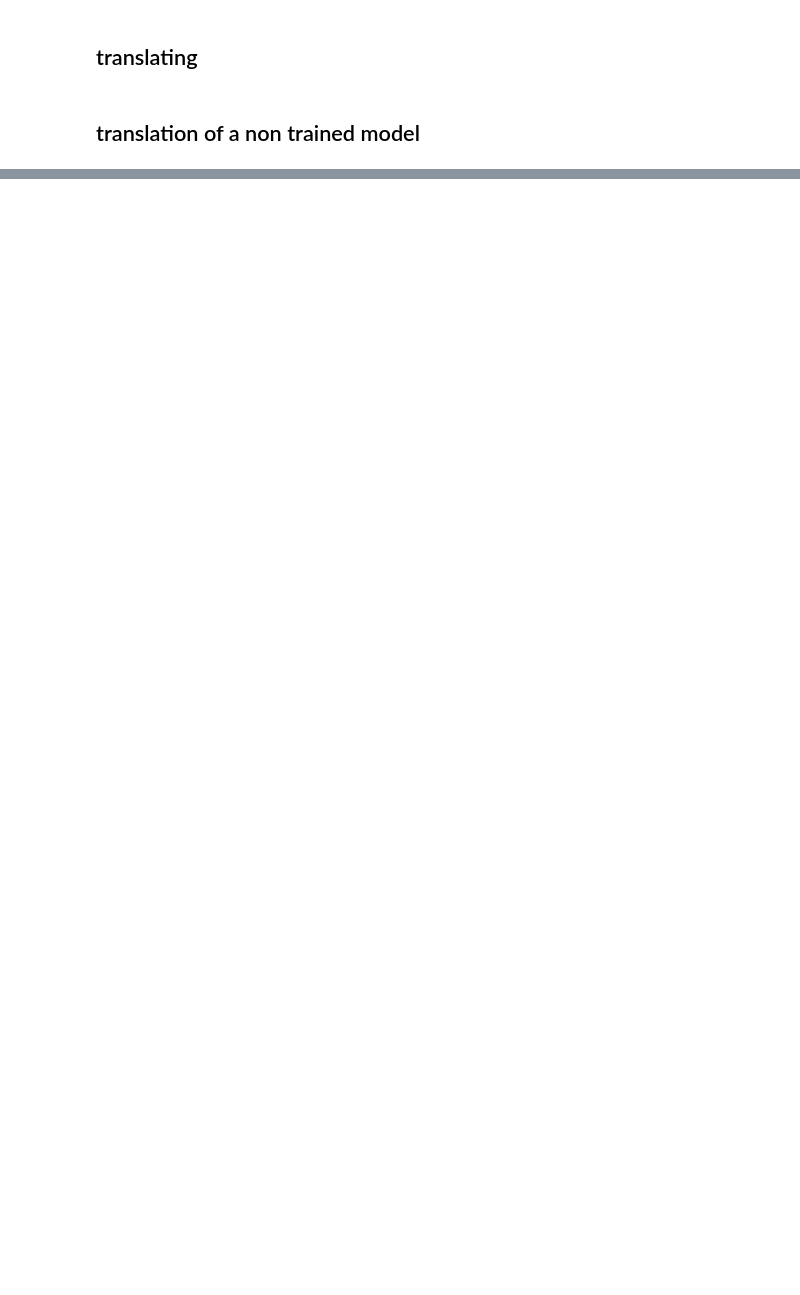
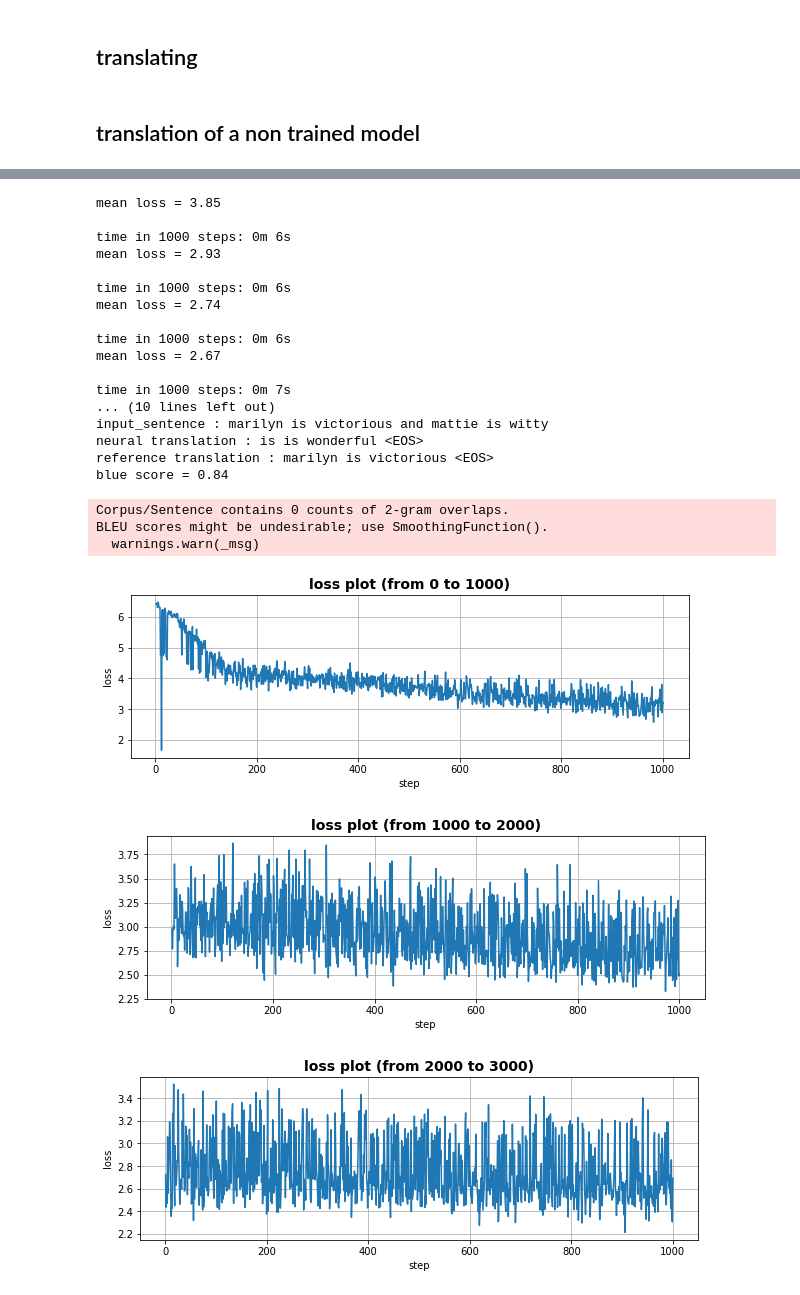
Before and after one commit to felipessalvatore/ContraQA, a Jupyter notebook: lab_five.ipynb, the cells around one changed output, grey strips where cells are left out. Saved outputs shown, nothing was run; the diff lists cells and outputs as text; code cells hidden in the pictures; blank space fills up the shorter version.

```diff
--- a/lab_five.ipynb
+++ b/lab_five.ipynb
@@ -557,0 +687,51 @@ def translate(encoder,
+# %%
+encoder = EncoderRNN(eng_enc_v_size, hidden_size)
+decoder = DecoderRNN(hidden_size, eng_dec_v_size)
+
+trainIters(encoder=encoder,
+           decoder=decoder,
+           n_iters=5000,
+           pairs=pairs,
+           status_every=1000,
+           learning_rate=0.01,
+           teacher_forcing_ratio=0.2)
+
+
+for t in pairs[0:3]:
+    print("input_sentence : " + t[0])
+    neural_translation = translate(encoder,
+                                   decoder,
+                                   t[0],
+                                   max_length=MAX_LENGTH)
+    print("neural translation : " + neural_translation)
+    reference = t[1] + ' <EOS>'
+    print("reference translation : " + reference)
+    reference = reference.split(" ")
+    candidate = neural_translation.split(" ")
+    score = sentence_bleu([reference], candidate)
+    print("blue score = {:.2f}".format(score))
+    print()
+# %% [output]
+mean loss = 3.85
+
+time in 1000 steps: 0m 6s
+mean loss = 2.93
+
+time in 1000 steps: 0m 6s
+mean loss = 2.74
+
+time in 1000 steps: 0m 6s
+mean loss = 2.67
+
+time in 1000 steps: 0m 7s
+... (10 lines left out)
+input_sentence : marilyn is victorious and mattie is witty
+neural translation : is is wonderful <EOS>
+reference translation : marilyn is victorious <EOS>
+blue score = 0.84
+Corpus/Sentence contains 0 counts of 2-gram overlaps.
+BLEU scores might be undesirable; use SmoothingFunction().
+  warnings.warn(_msg)
+[figure, added]
+[figure, added]
+[figure, added]
```
Also changed, not shown: parts of 26 cells of this notebook.
